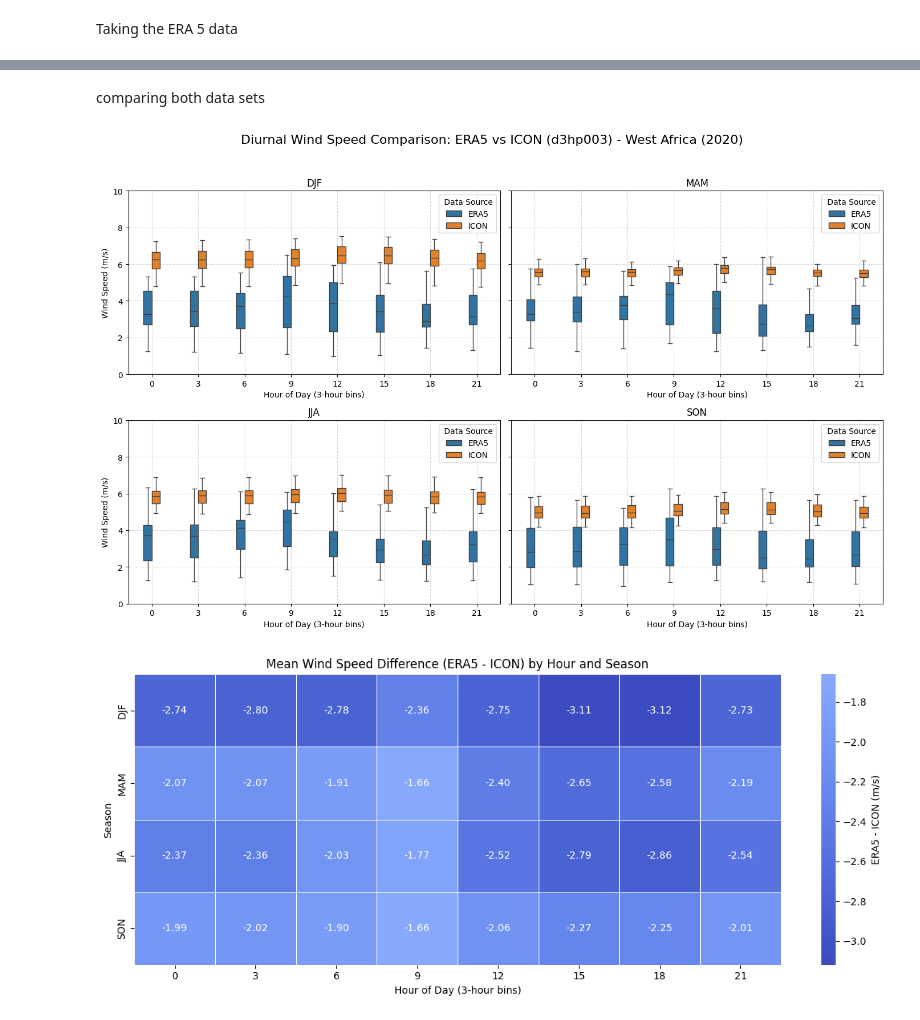
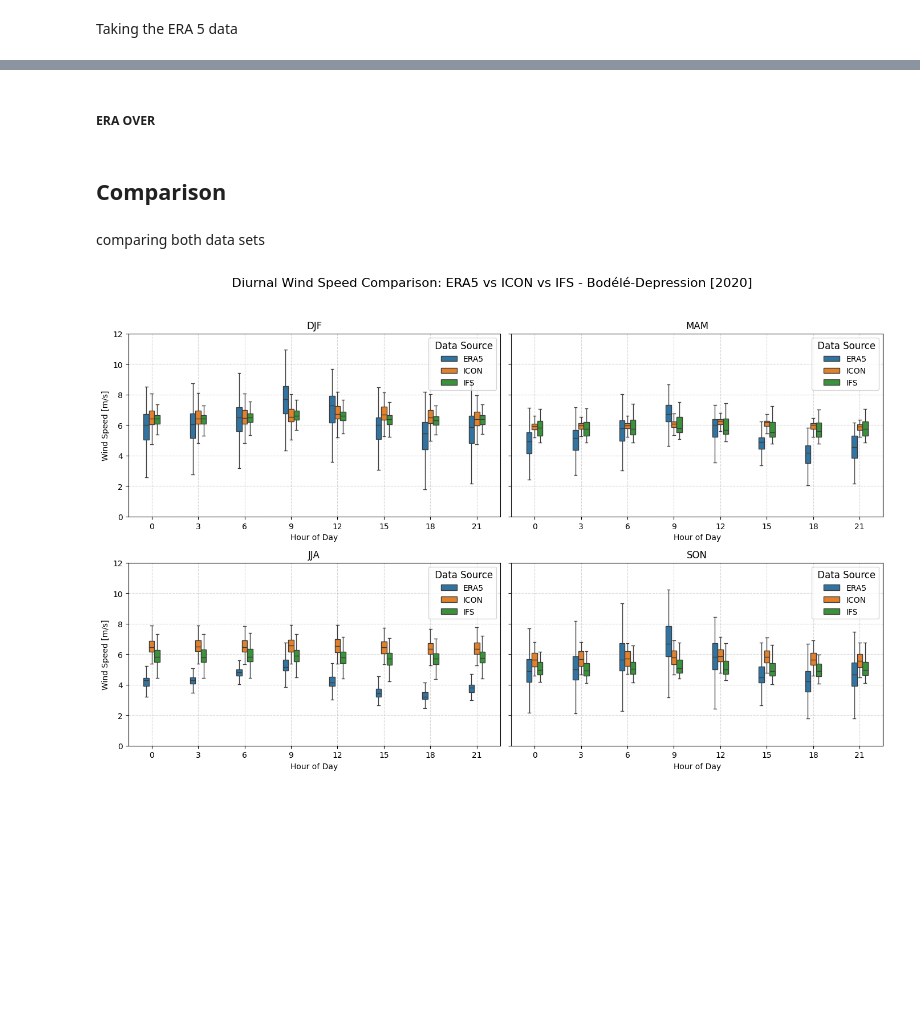
Before and after one commit to digital-earths-global-hackathon/hk25-teams, a Jupyter notebook: hk25-StormCC/Hourly_climatology_comparions.ipynb, the cells around one changed output, grey strips where cells are left out. Cells and saved outputs as stored; diff of their text form; code cells hidden in the pictures; blank space fills up the shorter version.

Commit message:
added more details for model comparison and deleted the conflict file

```diff
--- a/hk25-StormCC/Hourly_climatology_comparions.ipynb
+++ b/hk25-StormCC/Hourly_climatology_comparions.ipynb
@@ -32,8 +34,14 @@ data = data.pipe(egh.attach_coords)
 # --- Set region and variable names ---
 u_surf = "uas"
 v_surf = "vas"
-lat_min, lat_max = 5, 20
-lon_min, lon_max = -18, 5
+
+#bodele
+lat_min, lat_max = 15, 20
+lon_min, lon_max = 15, 20
+
+#west africa
+# lat_min, lat_max = 5, 35
+# lon_min, lon_max = 342, 5
 
 # --- Mask region of interest ---
 lat = data["lat"]
@@ -50,12 +58,12 @@ wind_speed = np.sqrt(u_region**2 + v_region**2)
 wind_speed_mean = wind_speed.mean(dim="cell", skipna=True)
 
 # --- Convert to DataFrame ---
-df = wind_speed_mean.to_dataframe(name="wind_speed").reset_index()
+df_ICON = wind_speed_mean.to_dataframe(name="wind_speed").reset_index()
 
 # --- Extract hour and season ---
-df["hour"] = df["time"].dt.hour
-df["season"] = df["time"].dt.month % 12 // 3 + 1
-df["season"] = df["season"].map({1: "DJF", 2: "MAM", 3: "JJA", 4: "SON"})
+df_ICON["hour"] = df_ICON["time"].dt.hour
+df_ICON["season"] = df_ICON["time"].dt.month % 12 // 3 + 1
+df_ICON["season"] = df_ICON["season"].map({1: "DJF", 2: "MAM", 3: "JJA", 4: "SON"})
 # %%
 # --- Plot boxplots per season ---
 seasons = ["DJF", "MAM", "JJA", "SON"]
@@ -67,7 +75,7 @@ box_width = 0.3           # Box width (default is ~0.8)
 
 for i, season in enumerate(seasons):
     ax = axes[i]
-    ICON_season_df = df[df["season"] == season]
+    ICON_season_df = df_ICON[df_ICON["season"] == season]
 
     # Boxplot grouped by hour (3h intervals)
 
@@ -86,6 +94,6 @@ for i, season in enumerate(seasons):
    # ax.set_xticks(range(0, 24, 3))
 
 # Final formatting
-fig.suptitle("ICON_d3hp003 (zoom=7) Diurnal Wind Speed Distribution by Season -West Africa", fontsize=16)
+fig.suptitle("ICON_d3hp003 (zoom=7) Diurnal Wind Speed Distribution by Season - Bodele", fontsize=16)
 plt.tight_layout(rect=[0, 0, 1, 0.96])
 plt.show()
@@ -97,7 +194,7 @@ Taking the ERA 5 data
 
 
 # === Paths ===
-summary_dir = "/work/bb1198/b383412/Data/hackathon/West_africa"
+summary_dir = "/work/bb1198/b383412/Data/hackathon/Bodele"
 output_plot = "/work/bb1198/b383412/Figures/plots/seasonal_3hrly_wind_boxplots_1994_2023.png"
 
 # === Seasons ===
@@ -114,6 +211,7 @@ for year in range(2020, 2021):  # Inclusive range: 1994 to 2020
         continue
 
     ds = xr.open_dataset(file)
+
 
     for season in seasons:
         hourly_mean = ds[f"{season}_mean"].data  # shape: (24, N_locations)
@@ -157,7 +255,7 @@ for i, season in enumerate(seasons):
     ax.grid(True, linestyle="--", alpha=0.5)
 
 # === Final formatting
-fig.suptitle("Diurnal Wind Speed Distribution by Season - West Africa (2020)", fontsize=16)
+fig.suptitle("Diurnal Wind Speed Distribution by Season - Bodélé-Depression (2020)", fontsize=16)
 plt.tight_layout(rect=[0, 0, 1, 0.96])
 plt.savefig(output_plot, dpi=300)
 plt.show()
@@ -166,67 +262,45 @@ plt.show()
+# %% [markdown]
+##### ERA OVER ########
+# %% [markdown]
+## Comparison ####
 # %% [markdown]
 comparing both data sets
 # %%
 #combining the two datasets
 Era_season["source"] = "ERA5"
-df["source"] = "ICON"
+df_ICON["source"] = "ICON"
+df_IFS["source"] = "IFS"
 
-df_combined = pd.concat([Era_season, df], ignore_index=True)
+df_combined = pd.concat([Era_season, df_ICON, df_IFS], ignore_index=True)
 # %%
 
 
 seasons = ["DJF", "MAM", "JJA", "SON"]
 fig, axes = plt.subplots(2, 2, figsize=(14, 9), sharey=True)
 axes = axes.flatten()
-ymin, ymax = 0, 10
+ymin, ymax = 0, 12
 box_width = 0.35
 
 for i, season in enumerate(seasons):
     ax = axes[i]
     season_df = df_combined[df_combined["season"] == season]
 
     sns.boxplot(
         x="hour", y="wind_speed", hue="source",
         data=season_df, ax=ax, width=box_width,
         showfliers=False
     )
 
     ax.set_title(f"{season}")
-    ax.set_xlabel("Hour of Day (3-hour bins)")
-    ax.set_ylabel("Wind Speed (m/s)" if i in [0, 2] else "")
+    ax.set_xlabel("Hour of Day")
+    ax.set_ylabel("Wind Speed [m/s]" if i in [0, 2] else "")
     ax.set_ylim(ymin, ymax)
     ax.grid(True, linestyle="--", alpha=0.5)
-    ax.legend(title=" Data Source")
+    ax.legend(title=" Data Source", loc="upper right", fontsize=10, title_fontsize=12)
 
 # Final layout
-fig.suptitle("Diurnal Wind Speed Comparison: ERA5 vs ICON (d3hp003) - West Africa (2020)", fontsize=16)
+fig.suptitle("Diurnal Wind Speed Comparison: ERA5 vs ICON vs IFS - Bodélé-Depression [2020]", fontsize=16)
 plt.tight_layout(rect=[0, 0, 1, 0.95])
 plt.show()
 # %% [output]
-[figure, old version]
+[figure, new version]
-# %%
-
-
-
-# === Compute average wind speed per hour and season for each source ===
-avg_wind = df_combined.groupby(["season", "hour", "source"])["wind_speed"].mean().reset_index()
-
-# === Pivot to wide format: one column per source ===
-pivot_df = avg_wind.pivot_table(index=["season", "hour"], columns="source", values="wind_speed").reset_index()
-
-# === Compute difference ===
-pivot_df["diff"] = pivot_df["ERA5"] - pivot_df["ICON"]
-
-# === Pivot for heatmap: rows = season, columns = hour ===
-heatmap_data = pivot_df.pivot(index="season", columns="hour", values="diff")
-heatmap_data = heatmap_data.reindex(["DJF", "MAM", "JJA", "SON"])  # optional: ensure seasonal order
-
-# === Plot the heatmap ===
-plt.figure(figsize=(12, 5))
-sns.heatmap(heatmap_data, cmap="coolwarm", center=0, annot=True, fmt=".2f", linewidths=0.5, cbar_kws={"label": "ERA5 - ICON (m/s)"})
-plt.title("Mean Wind Speed Difference (ERA5 - ICON) by Hour and Season")
-plt.xlabel("Hour of Day (3-hour bins)")
-plt.ylabel("Season")
-plt.tight_layout()
-plt.show()
-# %% [output]
-[figure, removed]
```
Also changed, not shown: parts of 11 cells of this notebook, 1 other file.
